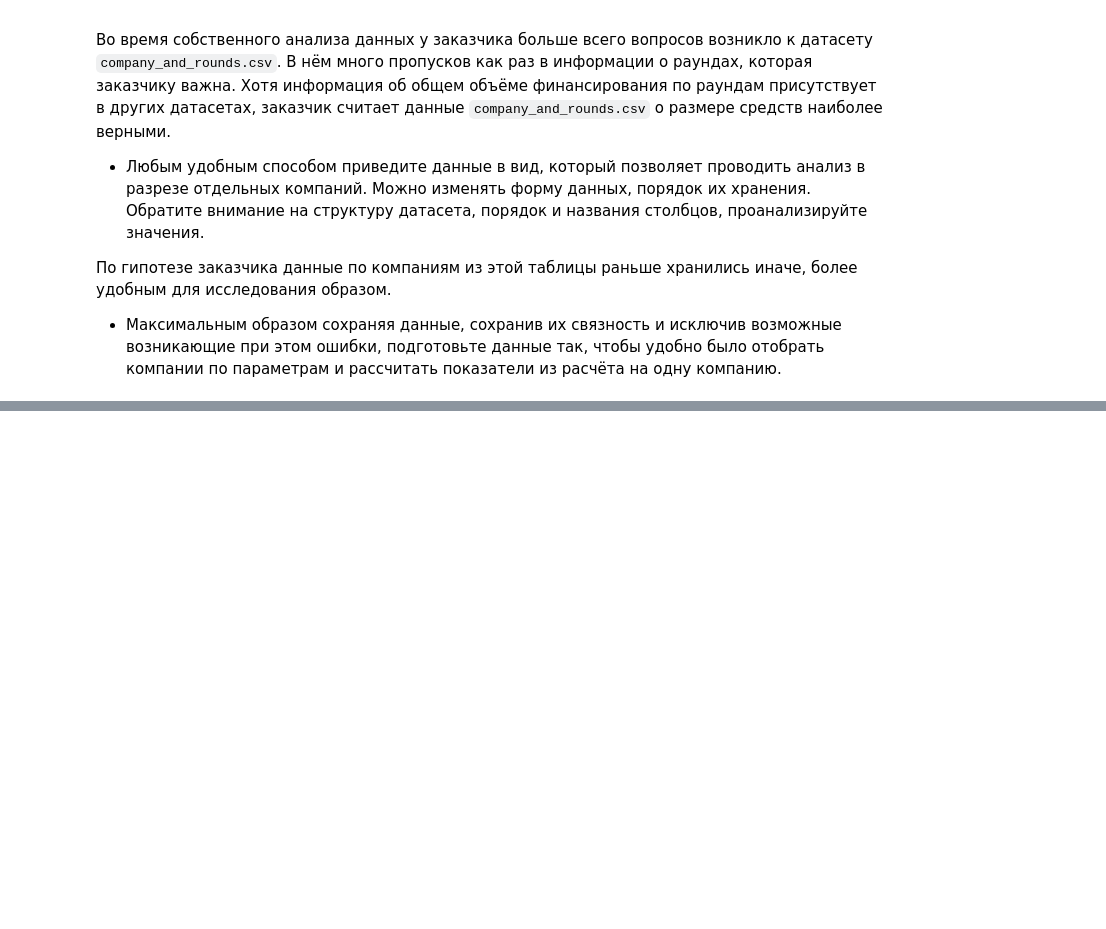
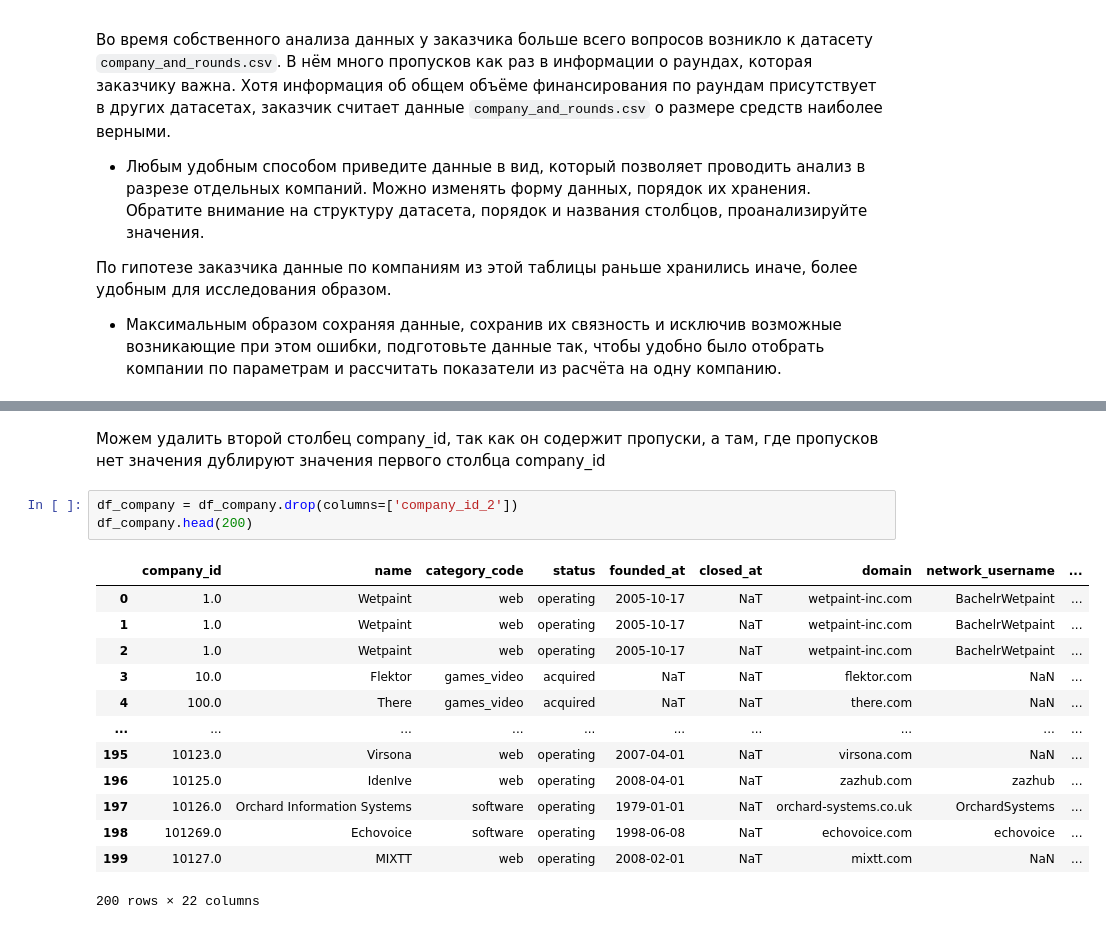
Before and after one commit to PsychoCoderrr/YPracticumProjects, a Jupyter notebook: FinalPythonProject.ipynb, the cells around one changed output, grey strips where cells are left out. Cells and saved outputs as stored; diff of their text form; blank space fills up the shorter version.

```diff
--- a/FinalPythonProject.ipynb
+++ b/FinalPythonProject.ipynb
@@ -549,0 +586,19 @@ df_fund_people_merged.head(15)
+# %% [markdown]
+Можем удалить второй столбец company_id, так как он содержит пропуски, а там, где пропусков нет значения дублируют значения первого столбца company_id
+# %%
+df_company = df_company.drop(columns=['company_id_2'])
+df_company.head(200)
+# %% [output]
+|  | company_id | name | category_code | status | founded_at | closed_at | domain | network_username | ... |
+| 0 | 1.0 | Wetpaint | web | operating | 2005-10-17 | NaT | wetpaint-inc.com | BachelrWetpaint | ... |
+| 1 | 1.0 | Wetpaint | web | operating | 2005-10-17 | NaT | wetpaint-inc.com | BachelrWetpaint | ... |
+| 2 | 1.0 | Wetpaint | web | operating | 2005-10-17 | NaT | wetpaint-inc.com | BachelrWetpaint | ... |
+| 3 | 10.0 | Flektor | games_video | acquired | NaT | NaT | flektor.com | NaN | ... |
+| 4 | 100.0 | There | games_video | acquired | NaT | NaT | there.com | NaN | ... |
+| ... | ... | ... | ... | ... | ... | ... | ... | ... | ... |
+| 195 | 10123.0 | Virsona | web | operating | 2007-04-01 | NaT | virsona.com | NaN | ... |
+| 196 | 10125.0 | IdenIve | web | operating | 2008-04-01 | NaT | zazhub.com | zazhub | ... |
+| 197 | 10126.0 | Orchard Information Systems | software | operating | 1979-01-01 | NaT | orchard-systems.co.uk | OrchardSystems | ... |
+| 198 | 101269.0 | Echovoice | software | operating | 1998-06-08 | NaT | echovoice.com | echovoice | ... |
+| 199 | 10127.0 | MIXTT | web | operating | 2008-02-01 | NaT | mixtt.com | NaN | ... |
+200 rows × 22 columns
```
Also changed, not shown: parts of 4 cells of this notebook.
